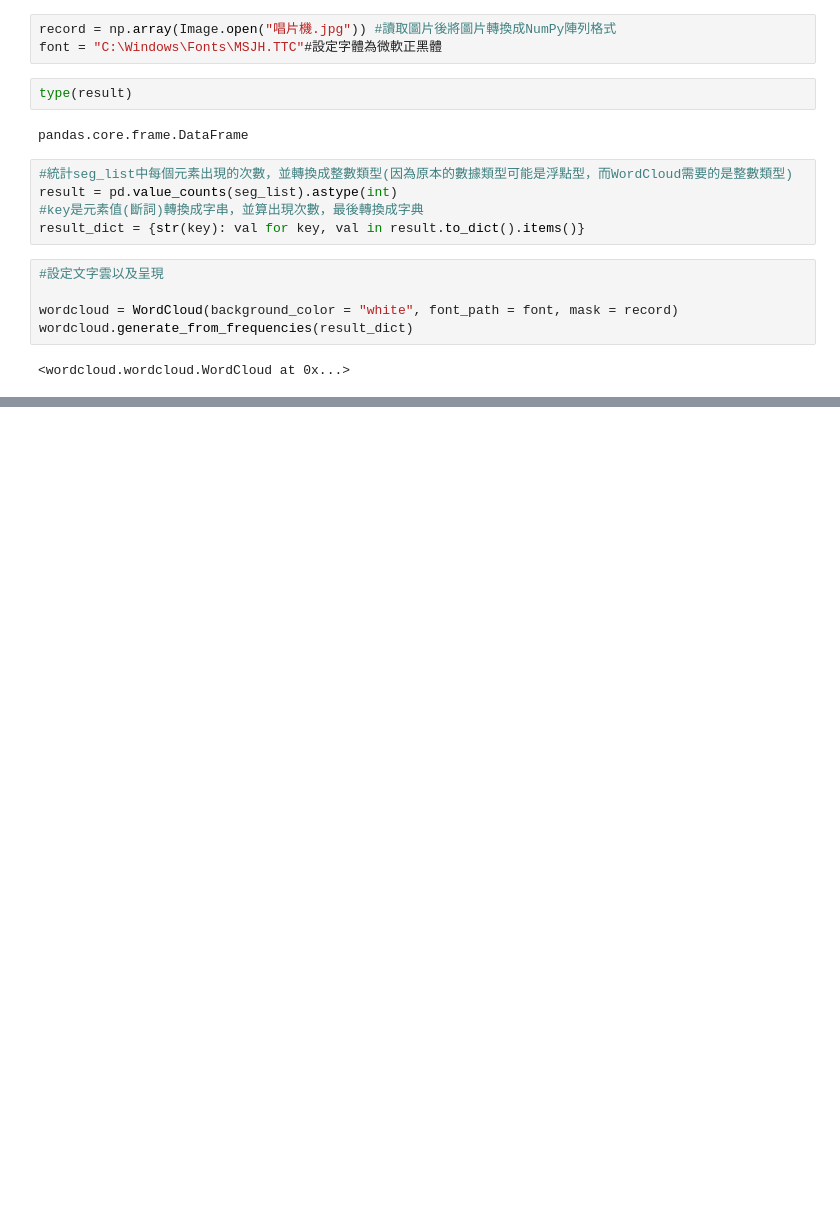
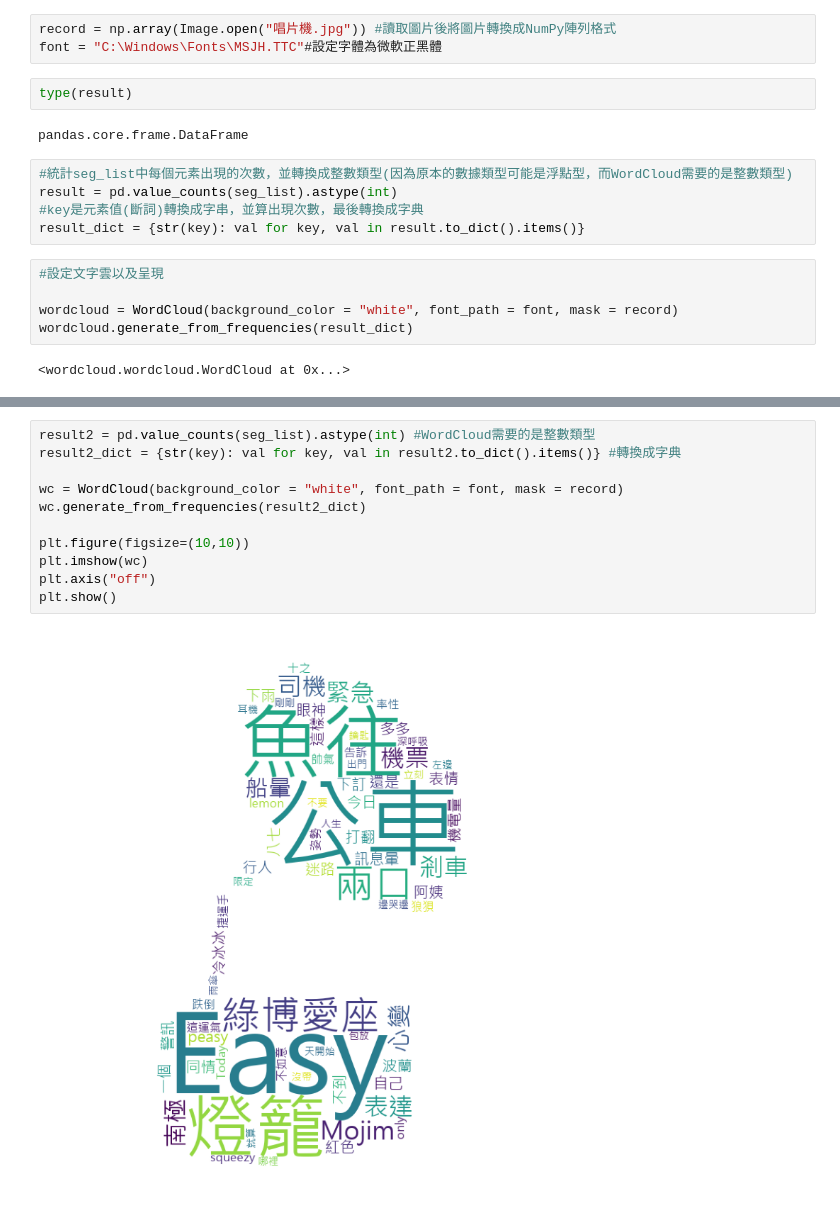
Before and after one commit to kuyuyu/PL, a Jupyter notebook: HW4/request_mojim_終版.ipynb, the cells around one changed output, grey strips where cells are left out. Saved outputs shown, nothing was run; the diff lists cells and outputs as text; blank space fills up the shorter version.

```diff
--- a/HW4/request_mojim_終版.ipynb
+++ b/HW4/request_mojim_終版.ipynb
@@ -200,0 +211,13 @@ plt.show() #顯示圖片
+# %%
+result2 = pd.value_counts(seg_list).astype(int) #WordCloud需要的是整數類型
+result2_dict = {str(key): val for key, val in result2.to_dict().items()} #轉換成字典
+
+wc = WordCloud(background_color = "white", font_path = font, mask = record)
+wc.generate_from_frequencies(result2_dict)
+
+plt.figure(figsize=(10,10))
+plt.imshow(wc)
+plt.axis("off")
+plt.show()
+# %% [output]
+[figure, added]
```
Also changed, not shown: parts of 3 cells of this notebook, 6 other files.
